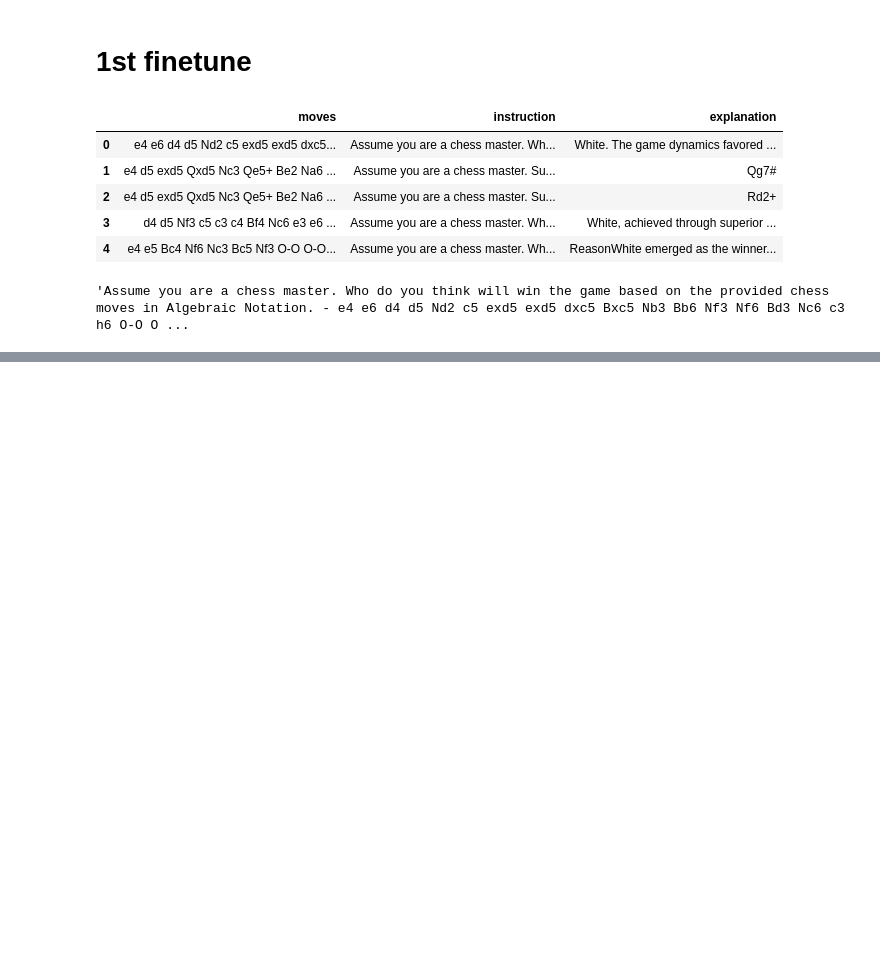
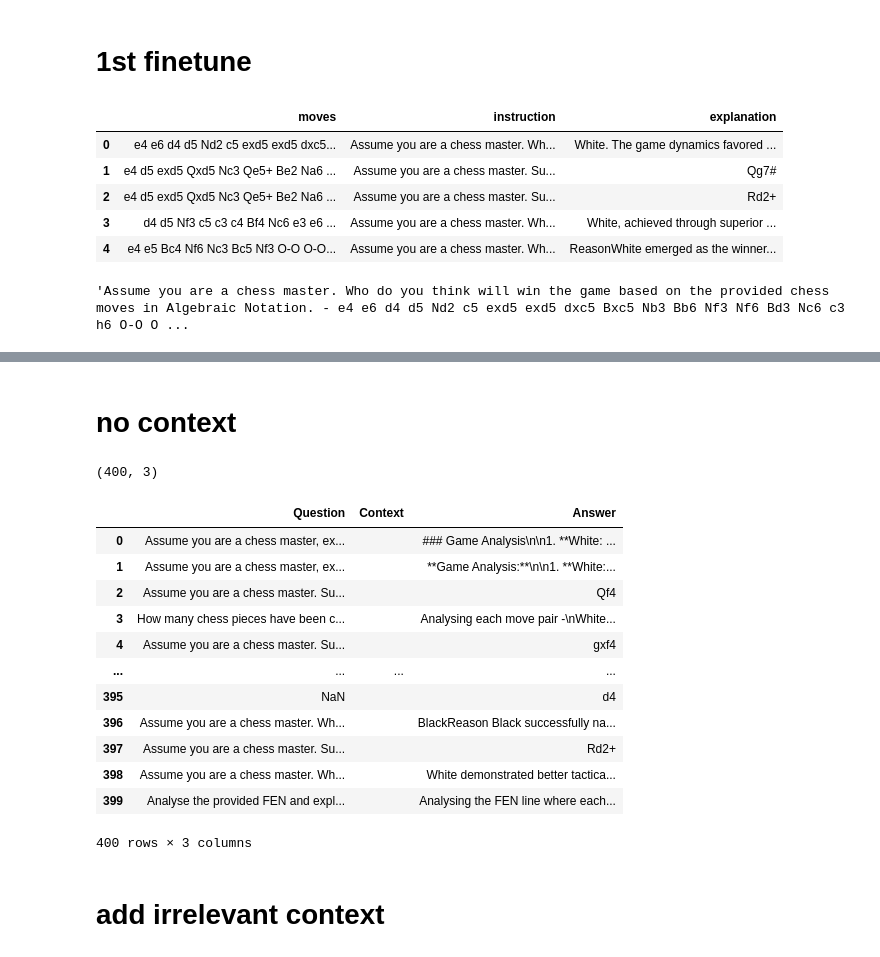
Before and after one commit to TheOpenSI/CoSMIC, a Jupyter notebook: 2nd_fine_tune/data/data_processing.ipynb, the cells around one changed output, grey strips where cells are left out. Saved outputs shown, nothing was run; the diff lists cells and outputs as text; code cells hidden in the pictures; blank space fills up the shorter version.

Commit message:
all data added, ready for training

```diff
--- a/2nd_fine_tune/data_processing.ipynb
+++ b/2nd_fine_tune/data/data_processing.ipynb
@@ -326,4 +340,4 @@ questions[0]
 # %%
 answers = finetune_1["explanation"]
 # %%
-finetune_3_tasks = pd.DataFrame({"Question" : questions, ""})
+finetune_3_tasks = pd.DataFrame({"Question" : questions, "Context" : "", "Answer" : answers})
@@ -329,0 +355,26 @@ finetune_3_tasks = pd.DataFrame({"Question" : questions, ""})
+# %% [markdown]
+# no context
+# %%
+no_context = pd.concat([fen, capture, finetune_3_tasks], ignore_index=True).sample(frac=1).reset_index(drop=True)
+# %%
+no_context.shape
+# %% [output]
+(400, 3)
+# %%
+no_context
+# %% [output]
+|  | Question | Context | Answer |
+| 0 | Assume you are a chess master, ex... |  | ### Game Analysis\n\n1. **White: ... |
+| 1 | Assume you are a chess master, ex... |  | **Game Analysis:**\n\n1. **White:... |
+| 2 | Assume you are a chess master. Su... |  | Qf4 |
+| 3 | How many chess pieces have been c... |  | Analysing each move pair -\nWhite... |
+| 4 | Assume you are a chess master. Su... |  | gxf4 |
+| ... | ... | ... | ... |
+| 395 | NaN |  | d4 |
+| 396 | Assume you are a chess master. Wh... |  | BlackReason Black successfully na... |
+| 397 | Assume you are a chess master. Su... |  | Rd2+ |
+| 398 | Assume you are a chess master. Wh... |  | White demonstrated better tactica... |
+| 399 | Analyse the provided FEN and expl... |  | Analysing the FEN line where each... |
+400 rows × 3 columns
+# %% [markdown]
+# add irrelevant context
```
Also changed, not shown: parts of 19 cells of this notebook, 17 other files.
